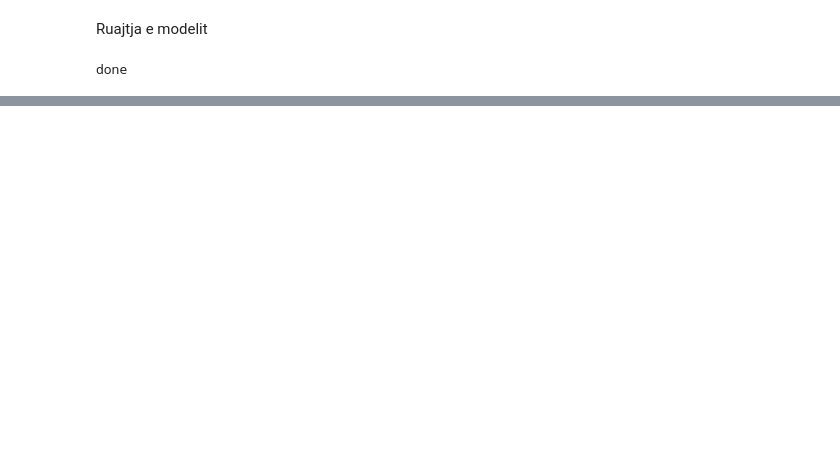
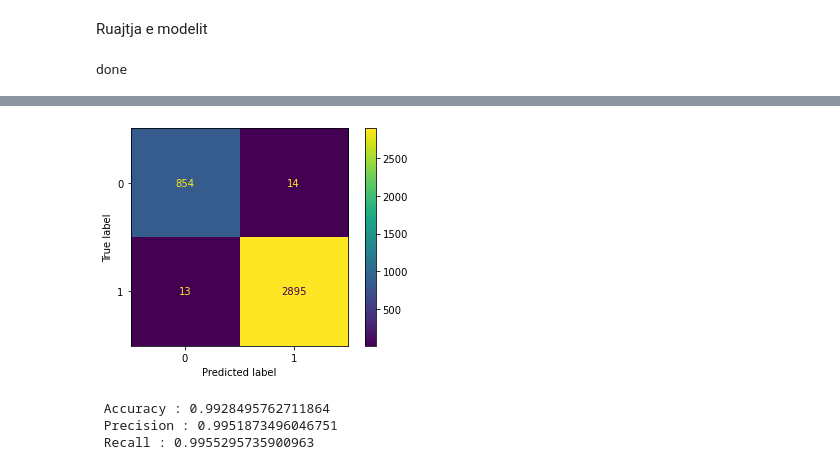
Before and after one commit to Rrezeartaa/BurpExtension, a Jupyter notebook: SQLI_LSTM.ipynb, the cells around one changed output, grey strips where cells are left out. Drawn from its saved outputs; the diff is of its cells as text; code cells hidden in the pictures; blank space fills up the shorter version.

```diff
--- a/SQLI_LSTM.ipynb
+++ b/SQLI_LSTM.ipynb
@@ -179,0 +235,20 @@ loaded_model.load_weights('lstm_weights.h5')
+# %%
+# Random Forest
+from sklearn.ensemble import RandomForestClassifier
+
+bag_clf = RandomForestClassifier(n_estimators=10, max_features= 4, bootstrap= False)
+bag_clf.fit(sequences_matrix, y_train)
+y_pred_random = bag_clf.predict(X_test_sequences_matrix)
+# %%
+confusion_matrix(y_test, y_pred_random)
+plot_confusion_matrix(bag_clf, X_test_sequences_matrix, y_test)
+plt.show()
+accuracy=accuracy_score(y_test, y_pred_random)
+precision=precision_score(y_test, y_pred_random, zero_division=1)
+recall=recall_score(y_test, y_pred_random, zero_division=1)
+print(" Accuracy : {0} \n Precision : {1} \n Recall : {2}".format(accuracy, precision, recall))
+# %% [output]
+[figure, added]
+ Accuracy : 0.9928495762711864
+ Precision : 0.9951873496046751
+ Recall : 0.9955295735900963
```
Also changed, not shown: parts of 11 cells of this notebook, 14 other files.
